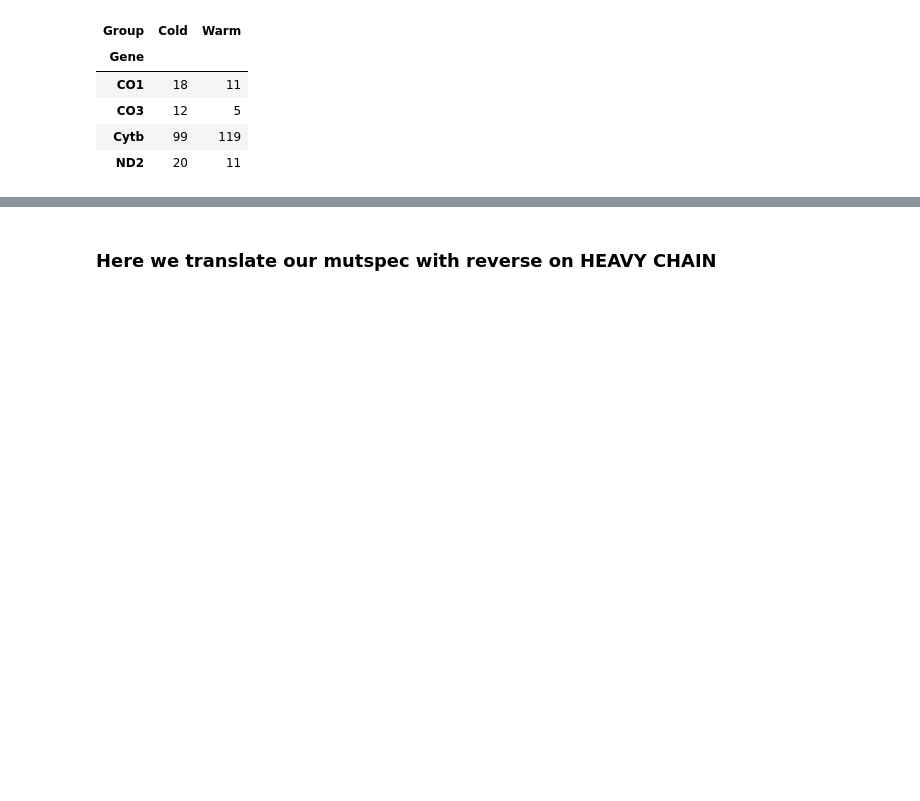
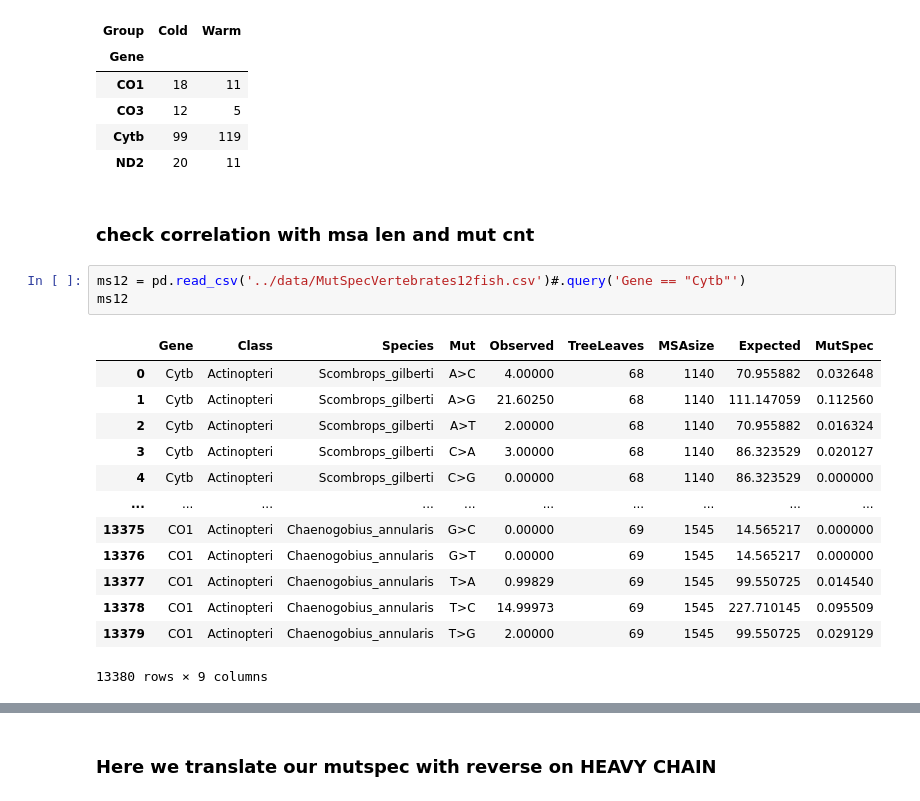
Before and after one commit to mitoclub/TemperatureEffectsOnMtDNAspectra, a Jupyter notebook: analysis/plot_mutspec192.ipynb, the cells around one changed output, grey strips where cells are left out. Drawn from its saved outputs; the diff is of its cells as text; blank space fills up the shorter version.

```diff
--- a/analysis/plot_mutspec192.ipynb
+++ b/analysis/plot_mutspec192.ipynb
@@ -99,3 +99,22 @@ species_cnt
 | CO3 | 12 | 5 |
 | Cytb | 99 | 119 |
 | ND2 | 20 | 11 |
+# %% [markdown]
+### check correlation with msa len and mut cnt
+# %%
+ms12 = pd.read_csv('../data/MutSpecVertebrates12fish.csv')#.query('Gene == "Cytb"')
+ms12
+# %% [output]
+|  | Gene | Class | Species | Mut | Observed | TreeLeaves | MSAsize | Expected | MutSpec |
+| 0 | Cytb | Actinopteri | Scombrops_gilberti | A>C | 4.00000 | 68 | 1140 | 70.955882 | 0.032648 |
+| 1 | Cytb | Actinopteri | Scombrops_gilberti | A>G | 21.60250 | 68 | 1140 | 111.147059 | 0.112560 |
+| 2 | Cytb | Actinopteri | Scombrops_gilberti | A>T | 2.00000 | 68 | 1140 | 70.955882 | 0.016324 |
+| 3 | Cytb | Actinopteri | Scombrops_gilberti | C>A | 3.00000 | 68 | 1140 | 86.323529 | 0.020127 |
+| 4 | Cytb | Actinopteri | Scombrops_gilberti | C>G | 0.00000 | 68 | 1140 | 86.323529 | 0.000000 |
+| ... | ... | ... | ... | ... | ... | ... | ... | ... | ... |
+| 13375 | CO1 | Actinopteri | Chaenogobius_annularis | G>C | 0.00000 | 69 | 1545 | 14.565217 | 0.000000 |
+| 13376 | CO1 | Actinopteri | Chaenogobius_annularis | G>T | 0.00000 | 69 | 1545 | 14.565217 | 0.000000 |
+| 13377 | CO1 | Actinopteri | Chaenogobius_annularis | T>A | 0.99829 | 69 | 1545 | 99.550725 | 0.014540 |
+| 13378 | CO1 | Actinopteri | Chaenogobius_annularis | T>C | 14.99973 | 69 | 1545 | 227.710145 | 0.095509 |
+| 13379 | CO1 | Actinopteri | Chaenogobius_annularis | T>G | 2.00000 | 69 | 1545 | 99.550725 | 0.029129 |
+13380 rows × 9 columns
```
Also changed, not shown: parts of 5 cells of this notebook, 1 other file.
